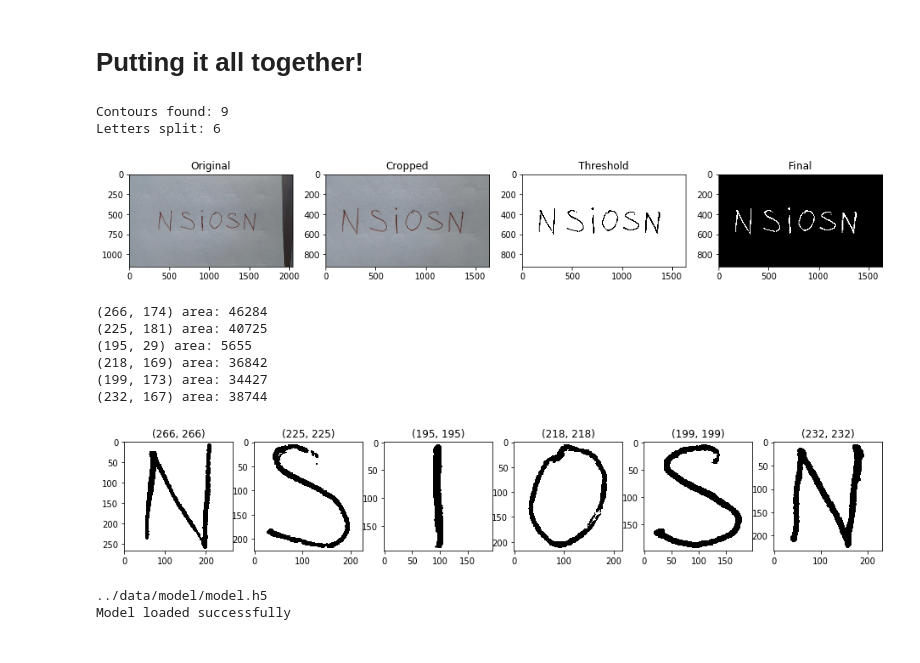
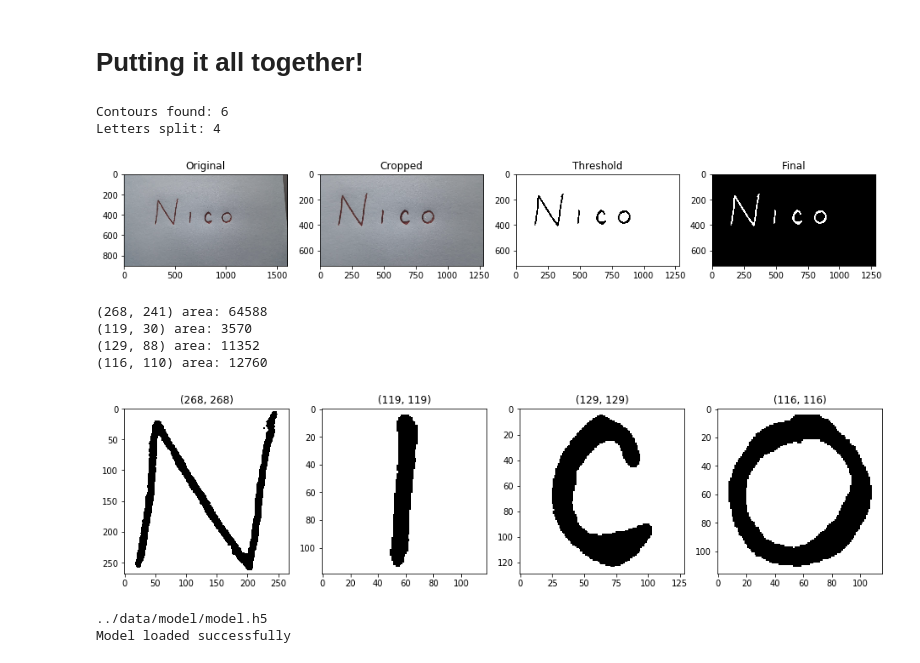
Before and after one commit to nicolas2192/OCR, a Jupyter notebook: notebooks/Together.ipynb, the cells around one changed output. Cells and saved outputs as stored; diff of their text form; code cells hidden in the pictures.

Commit message:
pipeline running according to expectations, to do: add more letters to the model and print found contours

```diff
--- a/notebooks/Together.ipynb
+++ b/notebooks/Together.ipynb
@@ -71,37 +71,41 @@ def get_letters(image):
 # Loading and preparing images, one by one
 def split_image(img_path):
 
     # Exit the code if the image is not found
     img = cv2.imread(img_path)
     if img is None:
         print(f"Image not found in path: {img_path}")
         #exit()
 
     cropped = crop_image(img, ratio=10)
 
     thresh = black_and_white(cropped, threshold=120)
 
     # Printing results using matplotlib
     thresh_inv = (255-thresh)
     images = [img, cropped, thresh, thresh_inv]
     titles = ["Original", "Cropped", "Threshold", "Final"]
 
     fig = plt.subplots(figsize=(16,10))
     for i in range(len(images)):
         plt.subplot(1, len(images), i+1)
         plt.imshow(images[i], cmap="gray")
         plt.title(titles[i])
 
     letters = get_letters(thresh)
 
+    #to_analyze = prep_letters(letters)
+
+    #word = read_letters(to_analyze, model)
+
     return letters
 
 #to_analyze = split_image("../data/playing/n.jpeg")
-to_analyze = split_image("../data/playing/a.jpeg")
+to_analyze = split_image("../data/test/n.jpeg")
 # %% [output]
-Contours found: 9
-Letters split: 6
+Contours found: 6
+Letters split: 4
-[figure, old version]
+[figure, new version]
 # %%
 # analyzes each letter individualy.
 def prep_letters(to_analyze):
@@ -154,13 +158,11 @@ def prep_letters(to_analyze):
 
 to_predict = prep_letters(to_analyze)
 # %% [output]
-(266, 174) area: 46284
-(225, 181) area: 40725
-(195, 29) area: 5655
-(218, 169) area: 36842
-(199, 173) area: 34427
-(232, 167) area: 38744
+(268, 241) area: 64588
+(119, 30) area: 3570
+(129, 88) area: 11352
+(116, 110) area: 12760
-[figure, old version]
+[figure, new version]
 # %%
 model_path = "../data/model"
 model_name = "model"
```
Also changed, not shown: parts of 3 cells of this notebook, 22 other files.
